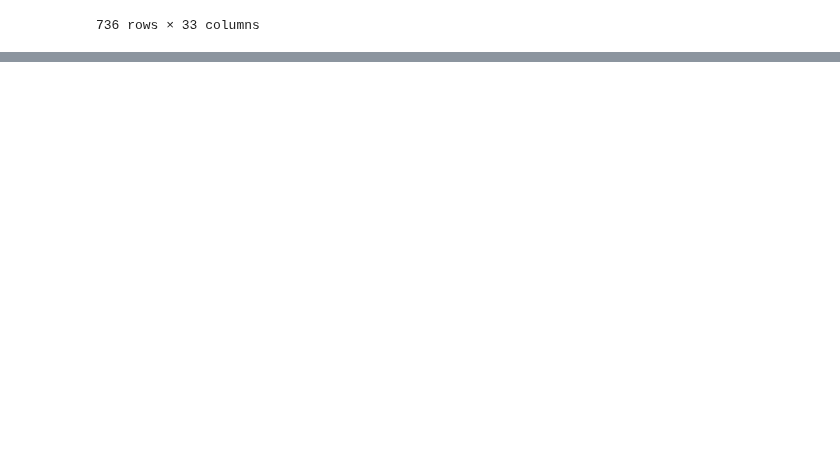
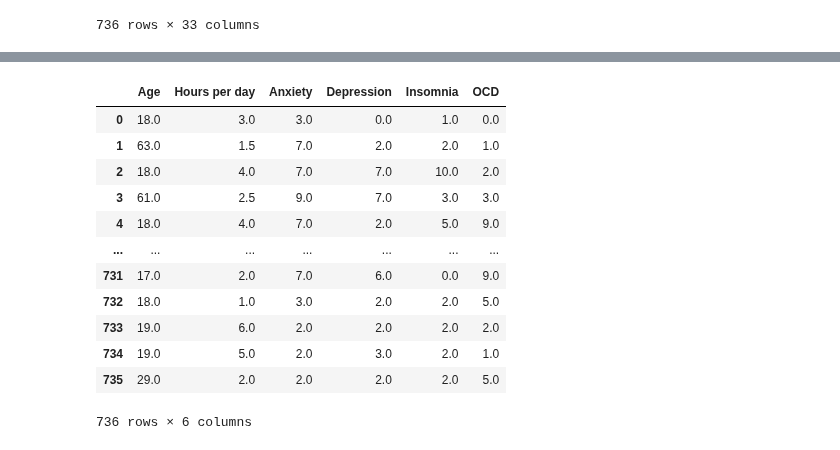
Before and after one commit to ubco-W2022T2-data301/project-group-group12, a Jupyter notebook: analysis/analysisZainab.ipynb, the cells around one changed output, grey strips where cells are left out. Drawn from its saved outputs; the diff is of its cells as text; code cells hidden in the pictures; blank space fills up the shorter version.

```diff
--- a/analysis/analysisZainab.ipynb
+++ b/analysis/analysisZainab.ipynb
@@ -60,0 +80,20 @@ dataset
+# %%
+# Dropping all columns from dataset except the six I will be working with ("Age", "Hours per day", and the four mental health columns, "Anxiety", "Depression", "Insomnia", and "OCD")
+# Naming the adjusted dataset as "filtered"
+
+filtered = dataset.drop(columns=['Timestamp', 'Primary streaming service', 'While working', 'Instrumentalist', 'Composer', 'Fav genre', 'Exploratory', 'Foreign languages', 'BPM', 'Frequency [Classical]', 'Frequency [Country]', 'Frequency [EDM]', 'Frequency [Folk]', 'Frequency [Gospel]', 'Frequency [Hip hop]', 'Frequency [Jazz]', 'Frequency [K pop]', 'Frequency [Latin]', 'Frequency [Lofi]', 'Frequency [Metal]', 'Frequency [Pop]', 'Frequency [R&B]', 'Frequency [Rap]', 'Frequency [Rock]', 'Frequency [Video game music]', 'Music effects', 'Permissions'])
+filtered
+# %% [output]
+|  | Age | Hours per day | Anxiety | Depression | Insomnia | OCD |
+| 0 | 18.0 | 3.0 | 3.0 | 0.0 | 1.0 | 0.0 |
+| 1 | 63.0 | 1.5 | 7.0 | 2.0 | 2.0 | 1.0 |
+| 2 | 18.0 | 4.0 | 7.0 | 7.0 | 10.0 | 2.0 |
+| 3 | 61.0 | 2.5 | 9.0 | 7.0 | 3.0 | 3.0 |
+| 4 | 18.0 | 4.0 | 7.0 | 2.0 | 5.0 | 9.0 |
+| ... | ... | ... | ... | ... | ... | ... |
+| 731 | 17.0 | 2.0 | 7.0 | 6.0 | 0.0 | 9.0 |
+| 732 | 18.0 | 1.0 | 3.0 | 2.0 | 2.0 | 5.0 |
+| 733 | 19.0 | 6.0 | 2.0 | 2.0 | 2.0 | 2.0 |
+| 734 | 19.0 | 5.0 | 2.0 | 3.0 | 2.0 | 1.0 |
+| 735 | 29.0 | 2.0 | 2.0 | 2.0 | 2.0 | 5.0 |
+736 rows × 6 columns
```
Also changed, not shown: parts of 14 cells of this notebook, 1 other file.
